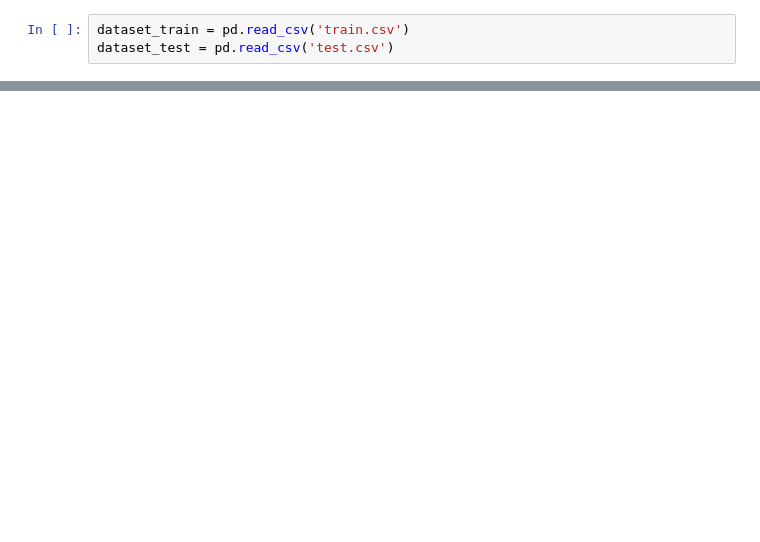
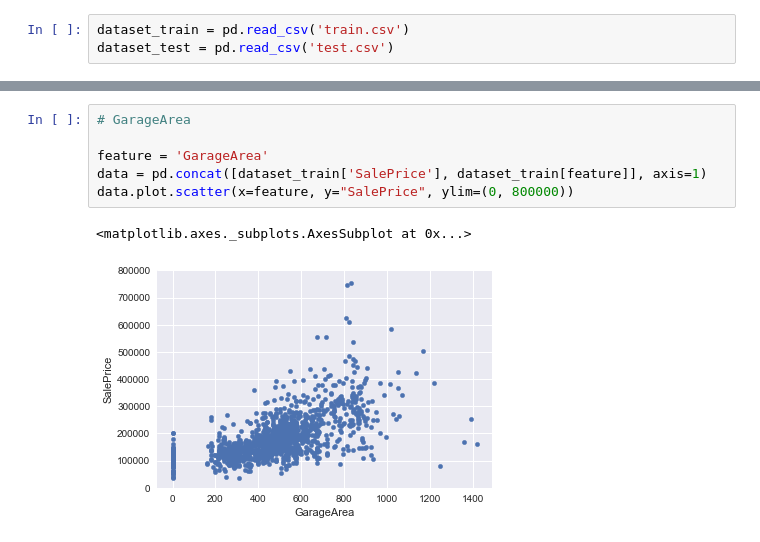
Before and after one commit to peterzzshi/House-Prices-Advanced-Regression-Techniques, a Jupyter notebook: all/House Prices - Advanced Regression Techniques.ipynb, the cells around one changed output, grey strips where cells are left out. Cells and saved outputs as stored; diff of their text form; blank space fills up the shorter version.

```diff
--- a/all/House Prices - Advanced Regression Techniques.ipynb
+++ b/all/House Prices - Advanced Regression Techniques.ipynb
@@ -75,0 +105,9 @@ Feature extraction:
+# %%
+# GarageArea
+
+feature = 'GarageArea'
+data = pd.concat([dataset_train['SalePrice'], dataset_train[feature]], axis=1)
+data.plot.scatter(x=feature, y="SalePrice", ylim=(0, 800000))
+# %% [output]
+<matplotlib.axes._subplots.AxesSubplot at 0x...>
+[figure, added]
```
Also changed, not shown: parts of 24 cells of this notebook.
